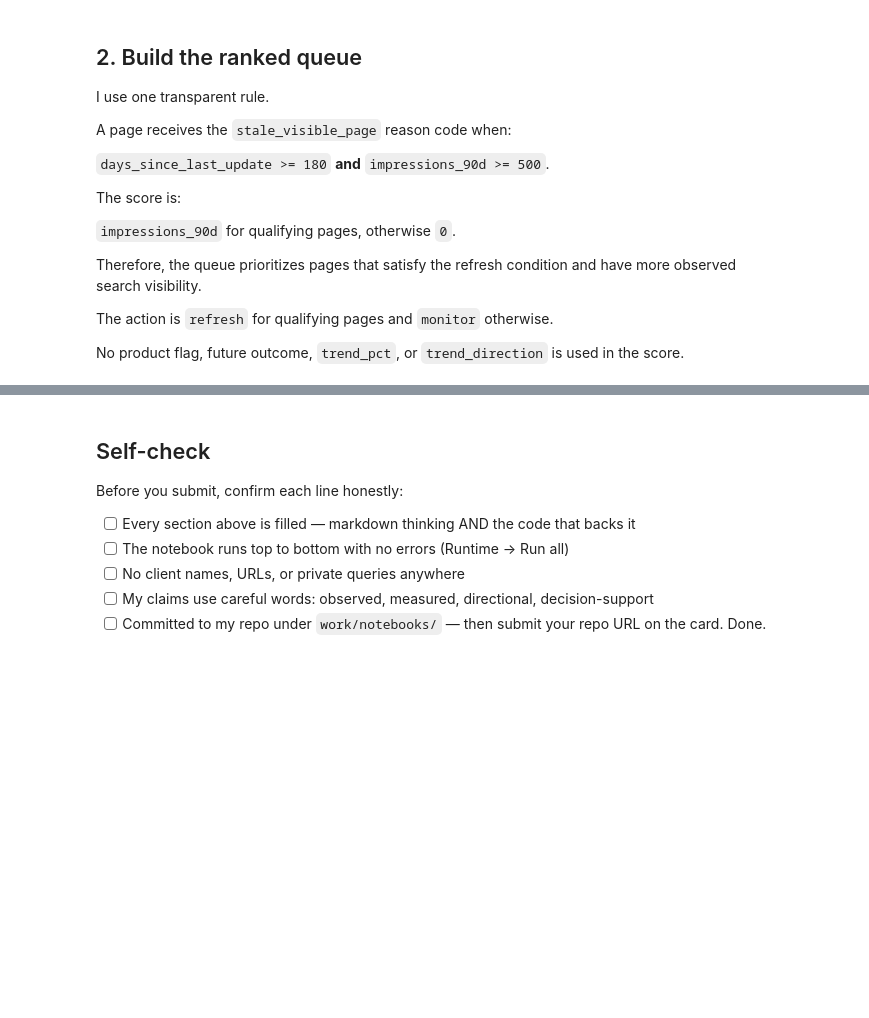
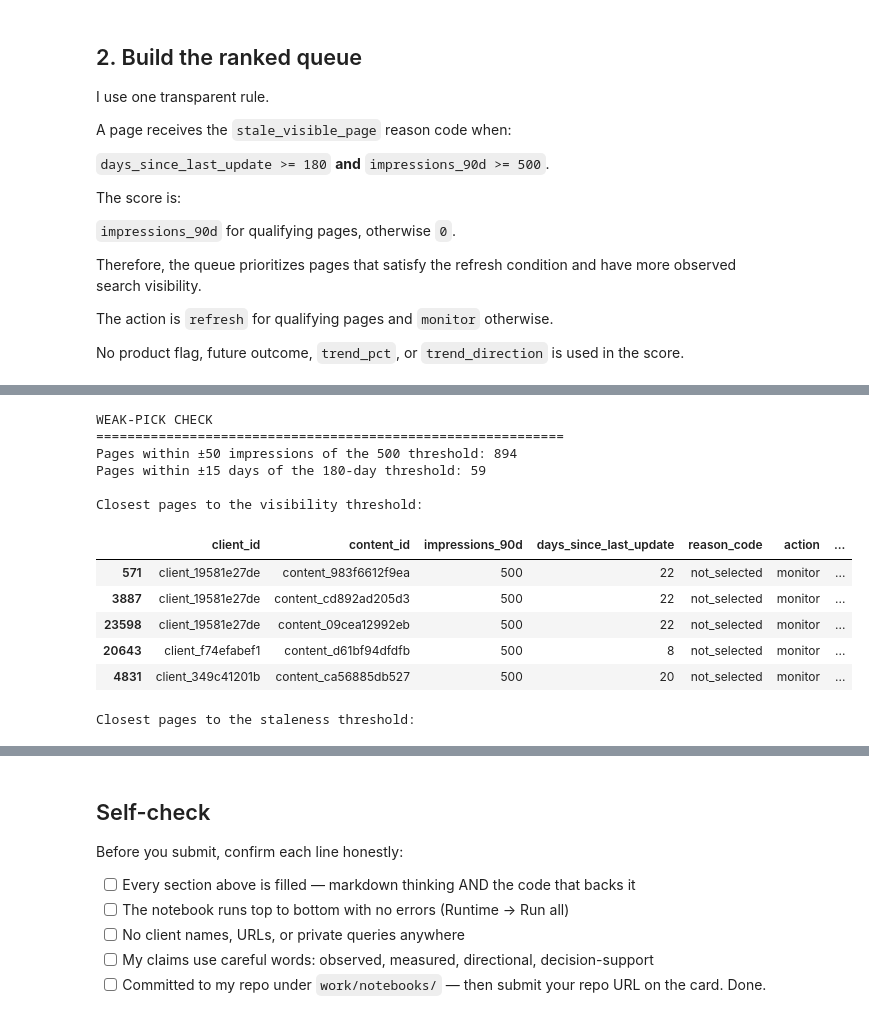
Before and after one commit to Wanoleo/flyrank-ml-internship, a Jupyter notebook: work/notebooks/w04_baseline_score.ipynb, the cells around one changed output, grey strips where cells are left out. Drawn from its saved outputs; the diff is of its cells as text; code cells hidden in the pictures; blank space fills up the shorter version.

```diff
--- a/work/notebooks/w04_baseline_score.ipynb
+++ b/work/notebooks/w04_baseline_score.ipynb
@@ -455,0 +449,79 @@ NameError: name 'queue' is not defined
+# %%
+# Weak-pick analysis.
+
+near_visibility = work[
+    work["impressions_90d"].between(450, 550)
+].copy()
+
+near_staleness = work[
+    work["days_since_last_update"].between(165, 195)
+].copy()
+
+print("WEAK-PICK CHECK")
+print("=" * 60)
+
+print(
+    f"Pages within ±50 impressions of the 500 threshold: "
+    f"{len(near_visibility):,}"
+)
+
+print(
+    f"Pages within ±15 days of the 180-day threshold: "
+    f"{len(near_staleness):,}"
+)
+
+print("\nClosest pages to the visibility threshold:")
+
+display(
+    near_visibility[
+        [
+            "client_id",
+            "content_id",
+            "impressions_90d",
+            "days_since_last_update",
+            "reason_code",
+            "action"
+        ]
+    ]
+    .assign(
+        distance_to_threshold=lambda x:
+        abs(x["impressions_90d"] - VISIBLE_IMPRESSIONS)
+    )
+    .sort_values("distance_to_threshold")
+    .head(5)
+)
+
+print("\nClosest pages to the staleness threshold:")
+
+display(
+    near_staleness[
+        [
+            "client_id",
+            "content_id",
+            "impressions_90d",
+            "days_since_last_update",
+            "reason_code",
+            "action"
+        ]
+    ]
+    .assign(
+        distance_to_threshold=lambda x:
+        abs(x["days_since_last_update"] - STALE_DAYS)
+    )
+    .sort_values("distance_to_threshold")
+    .head(5)
+)
+# %% [output]
+WEAK-PICK CHECK
+============================================================
+Pages within ±50 impressions of the 500 threshold: 894
+Pages within ±15 days of the 180-day threshold: 59
+
+Closest pages to the visibility threshold:
+|  | client_id | content_id | impressions_90d | days_since_last_update | reason_code | action | ... |
+| 571 | client_19581e27de | content_983f6612f9ea | 500 | 22 | not_selected | monitor | ... |
+| 3887 | client_19581e27de | content_cd892ad205d3 | 500 | 22 | not_selected | monitor | ... |
+| 23598 | client_19581e27de | content_09cea12992eb | 500 | 22 | not_selected | monitor | ... |
+| 20643 | client_f74efabef1 | content_d61bf94dfdfb | 500 | 8 | not_selected | monitor | ... |
+| 4831 | client_349c41201b | content_ca56885db527 | 500 | 20 | not_selected | monitor | ... |
+Closest pages to the staleness threshold:
```
Also changed, not shown: parts of 31 cells of this notebook.
